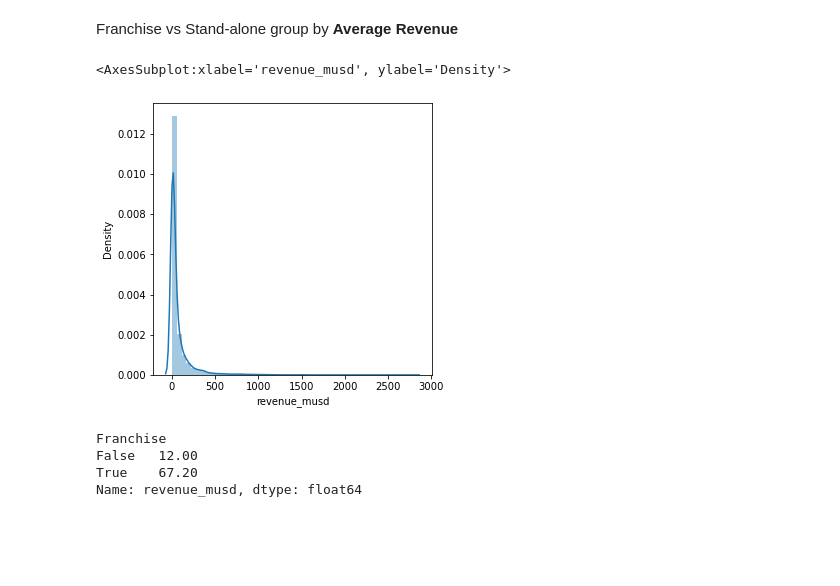
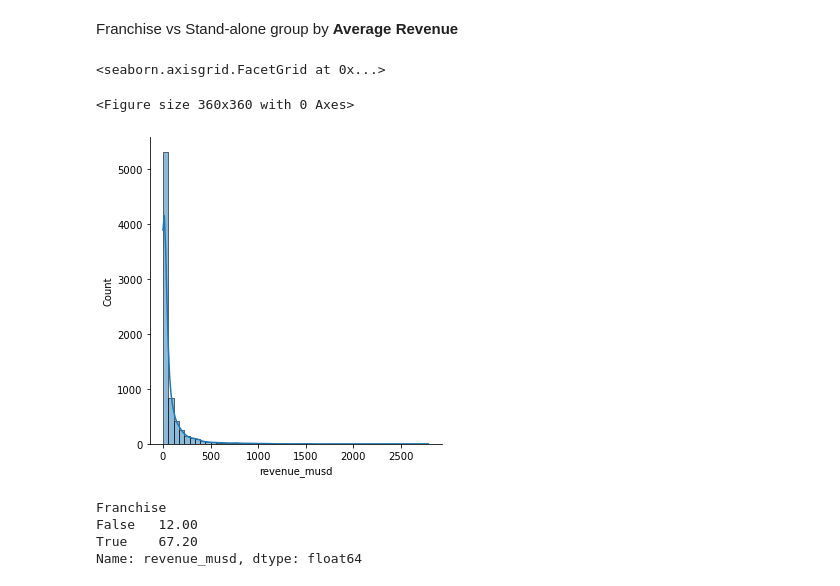
Before and after one commit to RochaErik/DS-MoviesProject, a Jupyter notebook: DS-MoviesProject.ipynb, the cells around one changed output. Saved outputs shown, nothing was run; the diff lists cells and outputs as text; code cells hidden in the pictures; blank space fills up the shorter version.

```diff
--- a/DS-MoviesProject.ipynb
+++ b/DS-MoviesProject.ipynb
@@ -624,10 +624,11 @@ Name: Franchise, dtype: int64
 Franchise vs Stand-alone group by **Average Revenue**
 # %%
 plt.figure(figsize=(5,5))
-sns.distplot(df['revenue_musd'])
+sns.displot(df['revenue_musd'], bins=50, kde=True)
 # %% [output]
-<AxesSubplot:xlabel='revenue_musd', ylabel='Density'>
+<seaborn.axisgrid.FacetGrid at 0x...>
+<Figure size 360x360 with 0 Axes>
-[figure, old version]
+[figure, new version]
 # %%
 df.groupby('Franchise').revenue_musd.median()
 # %% [output]
```
Also changed, not shown: parts of 5 cells of this notebook.
